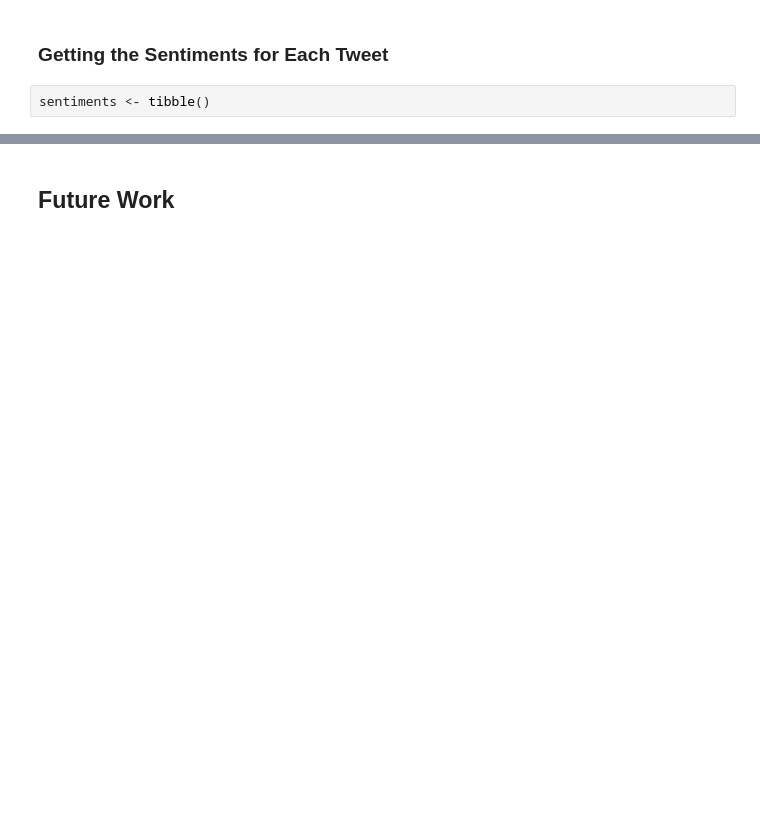
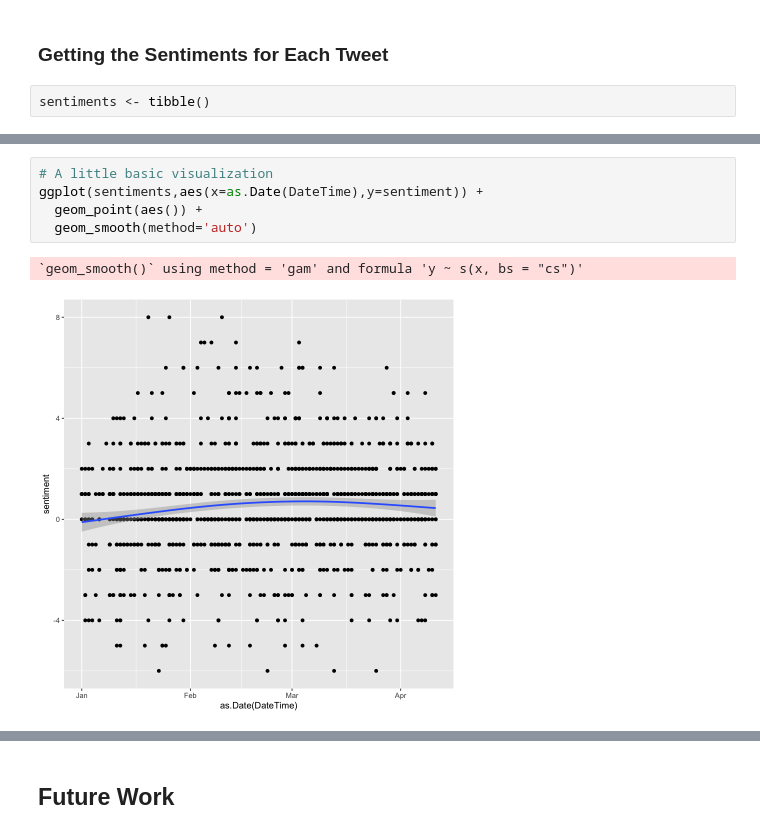
Before and after one commit to Wizardess/tweets-SA, a Jupyter notebook: Presentation/Presentation.ipynb, the cells around one changed output, grey strips where cells are left out. Drawn from its saved outputs; the diff is of its cells as text; blank space fills up the shorter version.

```diff
--- a/Presentation/Presentation.ipynb
+++ b/Presentation/Presentation.ipynb
@@ -221,0 +301,8 @@ A tibble: 1 × 5
+# %%
+# A little basic visualization
+ggplot(sentiments,aes(x=as.Date(DateTime),y=sentiment)) +
+  geom_point(aes()) +
+  geom_smooth(method='auto')
+# %% [output]
+`geom_smooth()` using method = 'gam' and formula 'y ~ s(x, bs = "cs")'
+[figure, added]
```
Also changed, not shown: parts of 13 cells of this notebook, 2 other files.
